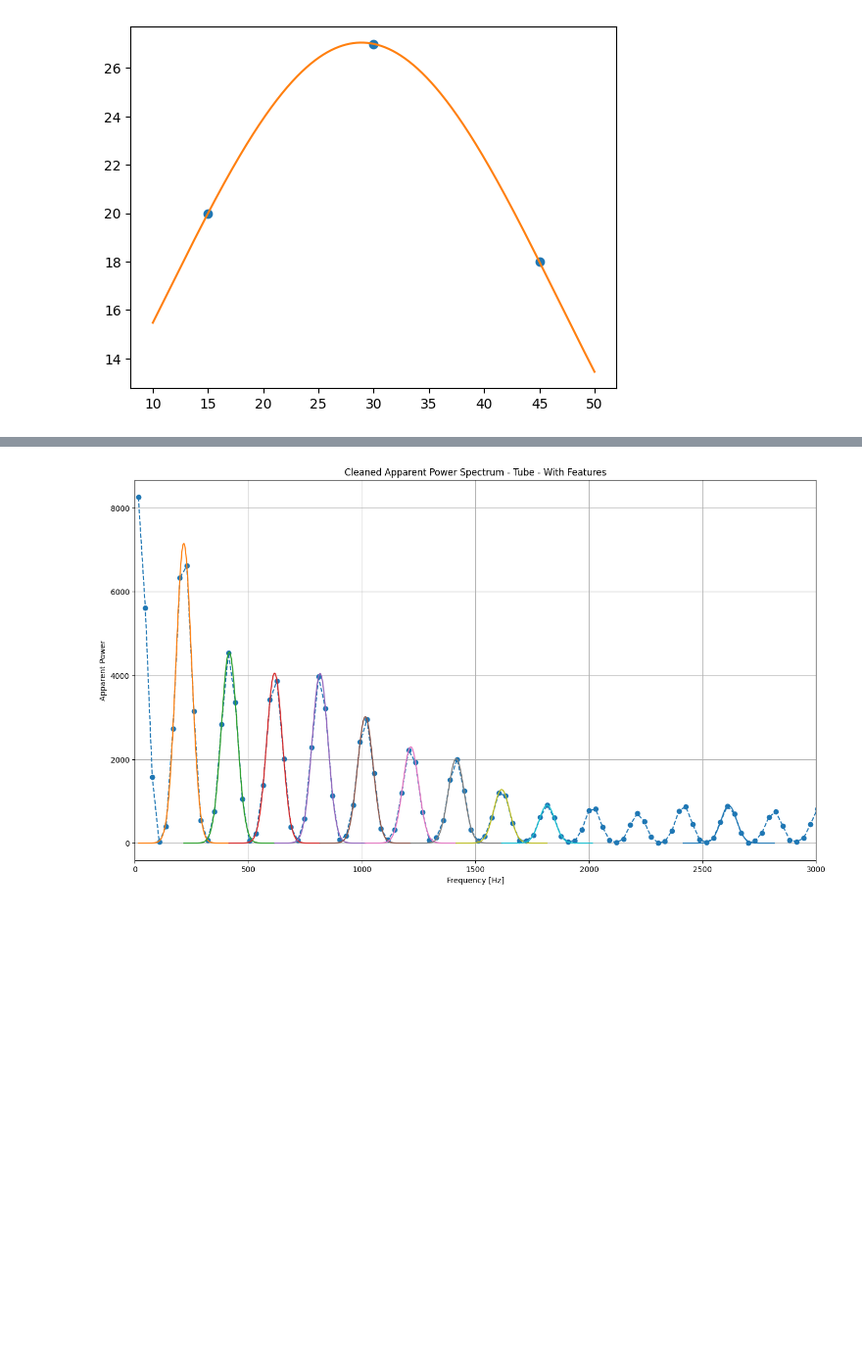
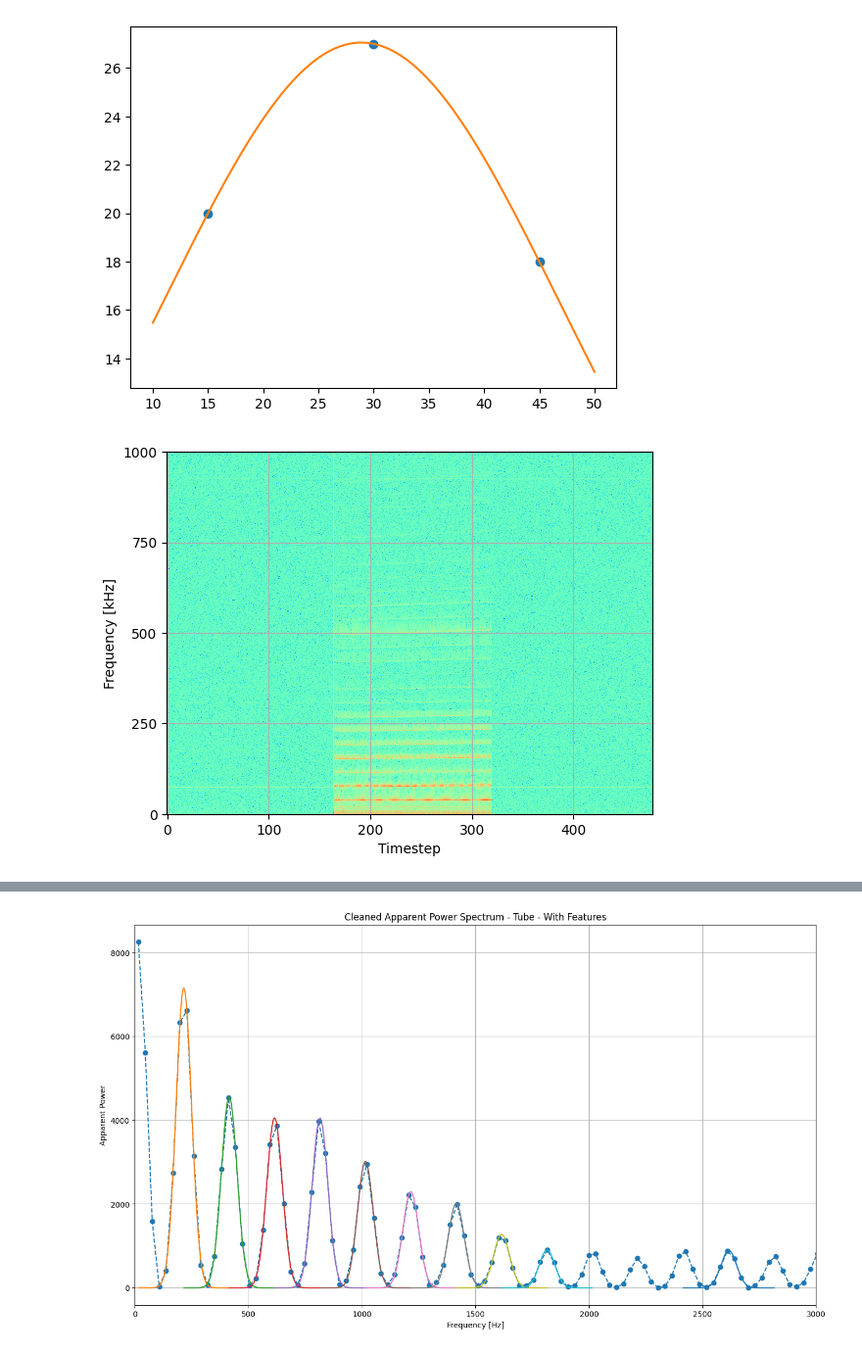
Before and after one commit to fair-acc/pulsed-power-ml, a Jupyter notebook: src/pulsed_power_ml/notebooks/FAIRTestNobebook_NB_2022-09-27.ipynb, the cells around one changed output, grey strips where cells are left out. Shown at 98% size. Saved outputs shown, nothing was run; the diff lists cells and outputs as text; code cells hidden in the pictures; blank space fills up the shorter version.

```diff
--- a/src/pulsed_power_ml/notebooks/FAIRTestNobebook_NB_2022-09-27.ipynb
+++ b/src/pulsed_power_ml/notebooks/FAIRTestNobebook_NB_2022-09-27.ipynb
@@ -32,3 +32,12 @@ fft_file = "FFTCurrent_LEDOnOff_FFTSize131072"
 fft_size = 2**17
 # %%
 data_point_array = read_training_files(folder, fft_size)
+# %%
+fig.clear()
+fig = plt.figure()
+ax = fig.add_subplot()
+ax = add_contour_plot(data_point_array[:, int(2*fft_size/2):int(3*fft_size/2)],
+                      [0, 1_000],
+                      ax)
+# %% [output]
+[figure, added]
```
Also changed, not shown: parts of 19 cells of this notebook, 2 other files.
